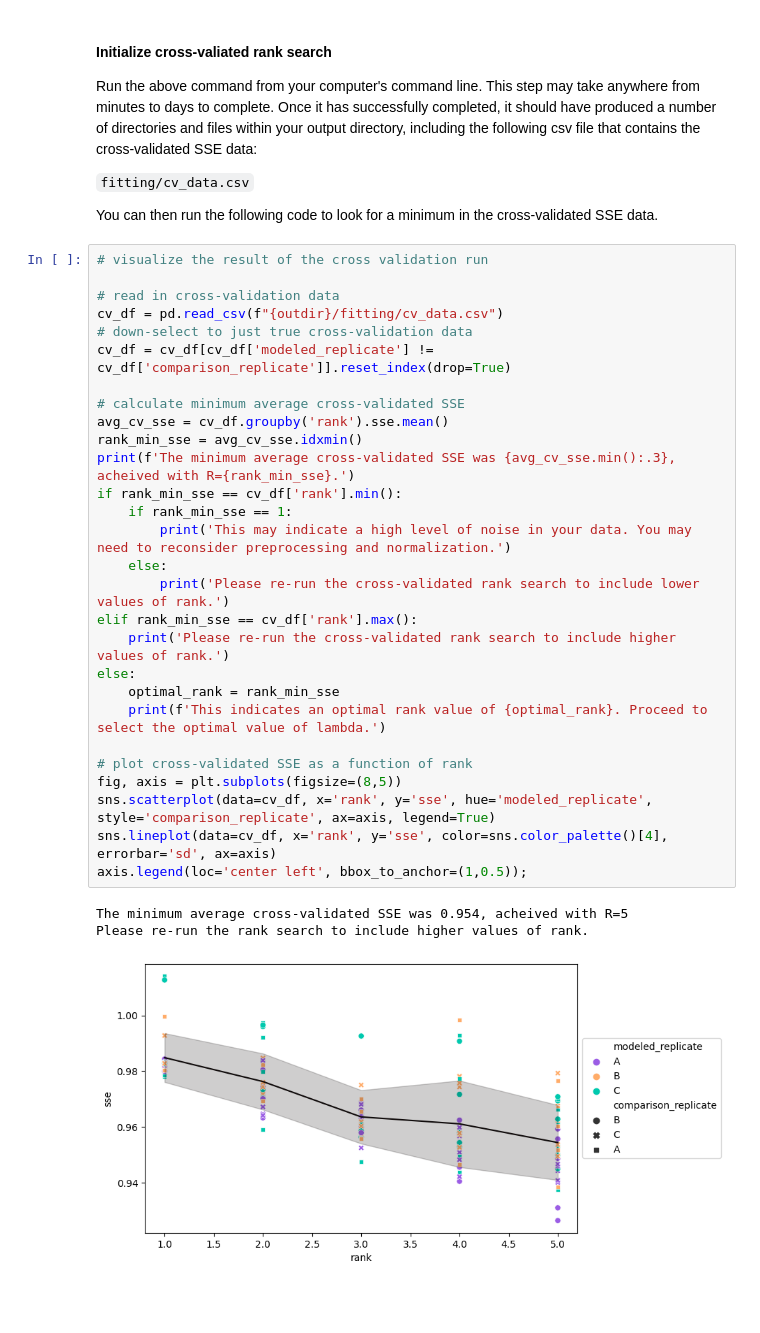
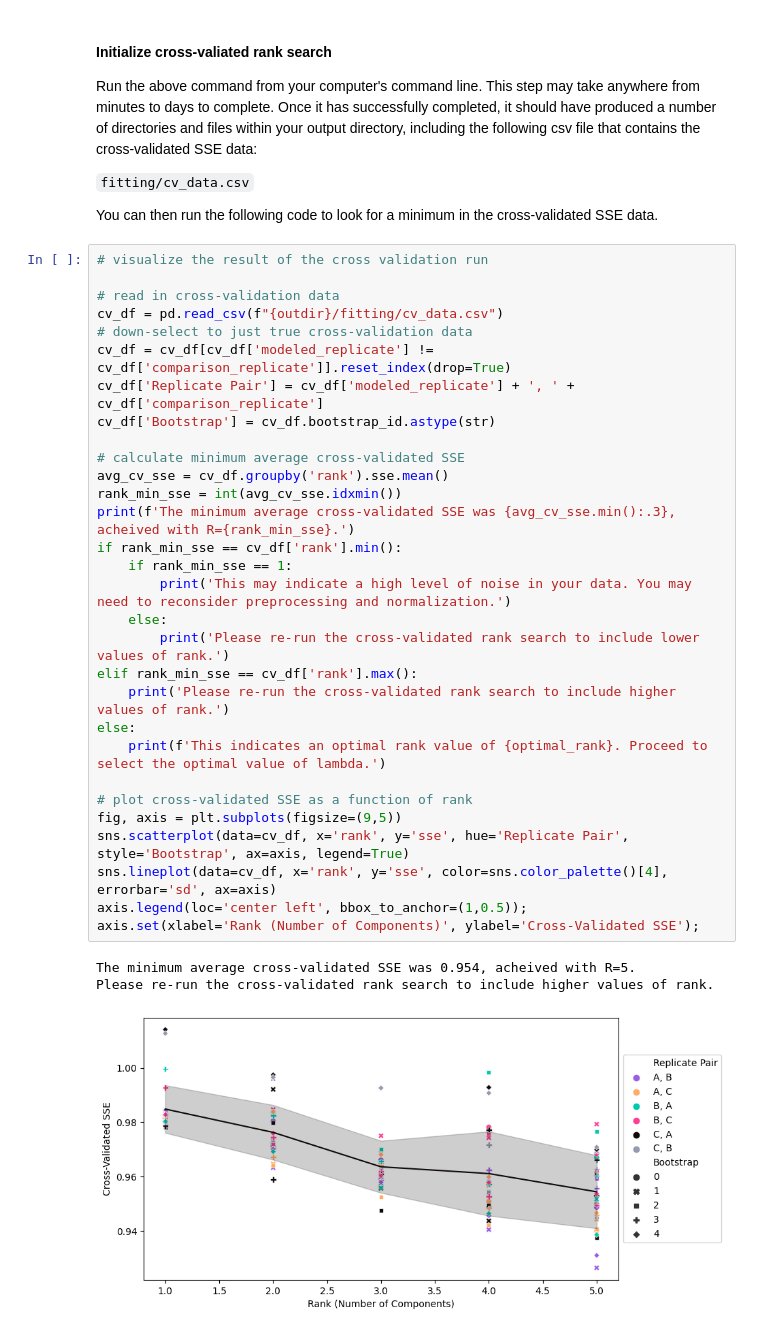
Before and after one commit to blasks/barnacle-boilerplate, a Jupyter notebook: 4-fit-barnacle.ipynb, the cells around one changed output. Drawn from its saved outputs; the diff is of its cells as text; blank space fills up the shorter version.

```diff
--- a/4-fit-barnacle.ipynb
+++ b/4-fit-barnacle.ipynb
@@ -160,32 +181,34 @@ You can then run the following code to look for a minimum in the cross-validated
 # %%
 # visualize the result of the cross validation run
 
 # read in cross-validation data
 cv_df = pd.read_csv(f"{outdir}/fitting/cv_data.csv")
 # down-select to just true cross-validation data
 cv_df = cv_df[cv_df['modeled_replicate'] != cv_df['comparison_replicate']].reset_index(drop=True)
+cv_df['Replicate Pair'] = cv_df['modeled_replicate'] + ', ' + cv_df['comparison_replicate']
+cv_df['Bootstrap'] = cv_df.bootstrap_id.astype(str)
 
 # calculate minimum average cross-validated SSE
 avg_cv_sse = cv_df.groupby('rank').sse.mean()
-rank_min_sse = avg_cv_sse.idxmin()
+rank_min_sse = int(avg_cv_sse.idxmin())
 print(f'The minimum average cross-validated SSE was {avg_cv_sse.min():.3}, acheived with R={rank_min_sse}.')
 if rank_min_sse == cv_df['rank'].min():
     if rank_min_sse == 1:
         print('This may indicate a high level of noise in your data. You may need to reconsider preprocessing and normalization.')
     else:
         print('Please re-run the cross-validated rank search to include lower values of rank.')
 elif rank_min_sse == cv_df['rank'].max():
     print('Please re-run the cross-validated rank search to include higher values of rank.')
 else:
-    optimal_rank = rank_min_sse
     print(f'This indicates an optimal rank value of {optimal_rank}. Proceed to select the optimal value of lambda.')
 
 # plot cross-validated SSE as a function of rank
-fig, axis = plt.subplots(figsize=(8,5))
-sns.scatterplot(data=cv_df, x='rank', y='sse', hue='modeled_replicate', style='comparison_replicate', ax=axis, legend=True)
+fig, axis = plt.subplots(figsize=(9,5))
+sns.scatterplot(data=cv_df, x='rank', y='sse', hue='Replicate Pair', style='Bootstrap', ax=axis, legend=True)
 sns.lineplot(data=cv_df, x='rank', y='sse', color=sns.color_palette()[4], errorbar='sd', ax=axis)
 axis.legend(loc='center left', bbox_to_anchor=(1,0.5));
+axis.set(xlabel='Rank (Number of Components)', ylabel='Cross-Validated SSE');
 # %% [output]
-The minimum average cross-validated SSE was 0.954, acheived with R=5
-Please re-run the rank search to include higher values of rank.
+The minimum average cross-validated SSE was 0.954, acheived with R=5.
+Please re-run the cross-validated rank search to include higher values of rank.
-[figure, old version]
+[figure, new version]
```
Also changed, not shown: parts of 10 cells of this notebook.
